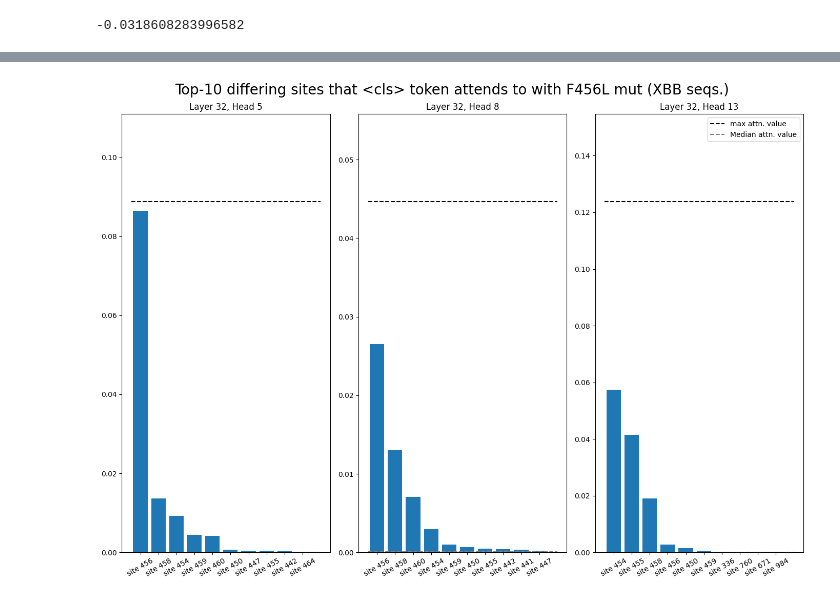
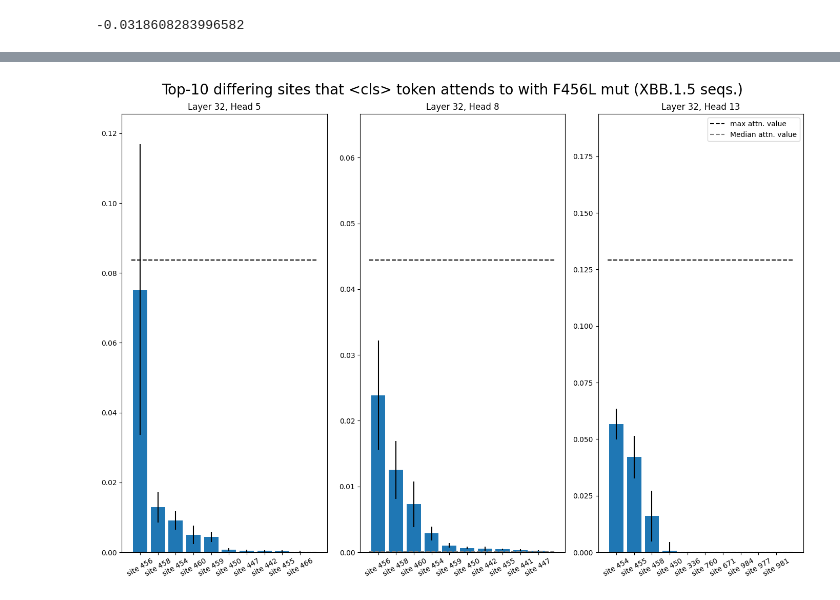
Before and after one commit to blab/mutational-embedding-vectors, a Jupyter notebook: notebooks/plm_circuits/ex31_F456L_replicate.ipynb, the cells around one changed output, grey strips where cells are left out. Cells and saved outputs as stored; diff of their text form; code cells hidden in the pictures.

```diff
--- a/notebooks/plm_circuits/ex31_F456L_replicate.ipynb
+++ b/notebooks/plm_circuits/ex31_F456L_replicate.ipynb
@@ -267,0 +276,3 @@ uniq_delta_seqs, unique_delta_inv_idx  = np.unique(delta_seqs, return_inverse=Tr
+# %%
+eta_orig_toks = tokenizer(eta_orig_idx, return_tensors="pt", return_special_tokens_mask=True, truncation=True, padding="max_length", max_length=MAX_LEN).input_ids.to(device)
+eta_new_toks = tokenizer(eta_new_idx, return_tensors="pt", return_special_tokens_mask=True, truncation=True, padding="max_length", max_length=MAX_LEN).input_ids.to(device)
@@ -784,0 +813,26 @@ for i in range(len(heads_of_interest)):
+# %%
+hooked_esm.reset_hooks(including_permanent=False)
+attn_keys = [utils.get_act_name("pattern",x) for x in [31,32]]
+
+
+_, attn_cache_orig = hooked_esm.run_with_cache(orig_toks, names_filter=attn_keys)
+torch.cuda.empty_cache()
+_, attn_cache_mut = hooked_esm.run_with_cache(new_toks, names_filter=attn_keys)
+torch.cuda.empty_cache()
+# %%
+attn_32_orig = attn_cache_orig[attn_keys[-1]]
+attn_32_mut = attn_cache_mut[attn_keys[-1]]
+
+attn_31_orig = attn_cache_orig[attn_keys[0]]
+attn_31_mut = attn_cache_mut[attn_keys[0]]
+# %%
+heads_of_interest = [(32,5), (32,8), (32,13), (31,7), (31,17)]
+
+attn_32_orig_cls = attn_32_orig[:, [x[1] for x in heads_of_interest if x[0] == 32], 0, :]
+attn_32_mut_cls = attn_32_mut[:, [x[1] for x in heads_of_interest if x[0] == 32], 0, :]
+
+attn_31_orig_cls = attn_31_orig[:, [x[1] for x in heads_of_interest if x[0] == 31], 456, :]
+attn_31_mut_cls = attn_31_mut[:, [x[1] for x in heads_of_interest if x[0] == 31], 456, :]
+
+attn_orig_cls = torch.cat([attn_32_orig_cls, attn_31_orig_cls], dim=1)
+attn_mut_cls = torch.cat([attn_32_mut_cls, attn_31_mut_cls], dim=1)
@@ -785,23 +898,24 @@ for i in range(len(heads_of_interest)):
 # %%
 num_topk = 10
 l32_heads = [x for x in heads_of_interest if x[0] == 32]
 fig, ax = plt.subplots(1,3,figsize=(14,10))
-diff_tok_idxs = (attn_32_mut_cls - attn_32_orig_cls).mean(dim=0)
-max_diff_vals, max_diff_tok_idx = diff_tok_idxs.topk(k=num_topk,dim=-1)
+diff_tok_idxs = attn_32_mut_cls - attn_32_orig_cls
+max_diff_vals, max_diff_tok_idx = diff_tok_idxs.mean(dim=0).topk(k=num_topk,dim=-1)
 max_attn_vals_mut = attn_32_mut_cls.mean(dim=0).max(dim=-1).values
 median_attn_vals_mut = torch.median(attn_32_mut_cls.mean(dim=0), axis=-1).values
+std_vals = torch.std(diff_tok_idxs, dim=0)
 
 for i, ax_i in enumerate(ax):
-    ax_i.bar(list(range(num_topk)), max_diff_vals[i,:].cpu())
+    ax_i.bar(list(range(num_topk)), max_diff_vals[i,:].cpu(), yerr=std_vals[i,max_diff_tok_idx[i]].cpu())
     ax_i.set_xticks(list(range(num_topk)), labels=[f"site {x}" for x in max_diff_tok_idx[i,:].cpu()], rotation=30)
     ax_i.set_title(f"Layer 32, Head {l32_heads[i][1]}")
     ax_i.plot([-0.5,num_topk], [max_attn_vals_mut[i].cpu() for _ in range(2)], linestyle="dashed", label="max attn. value", color="black")
     ax_i.plot([-0.5,num_topk], [median_attn_vals_mut[i].cpu() for _ in range(2)], linestyle="dashed", label="Median attn. value", color="grey")
-    ax_i.set_ylim([0, max_attn_vals_mut[i].cpu() * 1.25])
+    ax_i.set_ylim([0, max_attn_vals_mut[i].cpu() * 1.5])
     if i == len(ax) - 1:
         ax_i.legend()
-fig.suptitle(f"Top-{num_topk} differing sites that <cls> token attends to with F456L mut (XBB seqs.)", fontsize=20)
+fig.suptitle(f"Top-{num_topk} differing sites that <cls> token attends to with F456L mut (XBB.1.5 seqs.)", fontsize=20)
 plt.tight_layout()
 plt.show()
 # %% [output]
-[figure, old version]
+[figure, new version]
```
Also changed, not shown: parts of 20 cells of this notebook, 1 other file.
